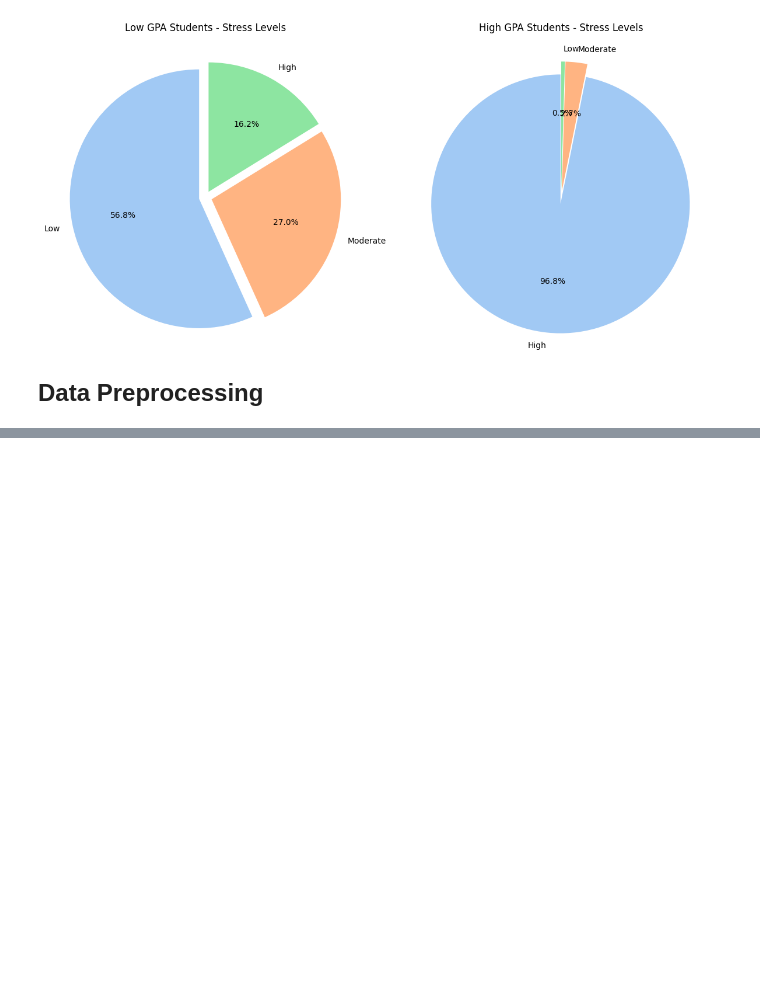
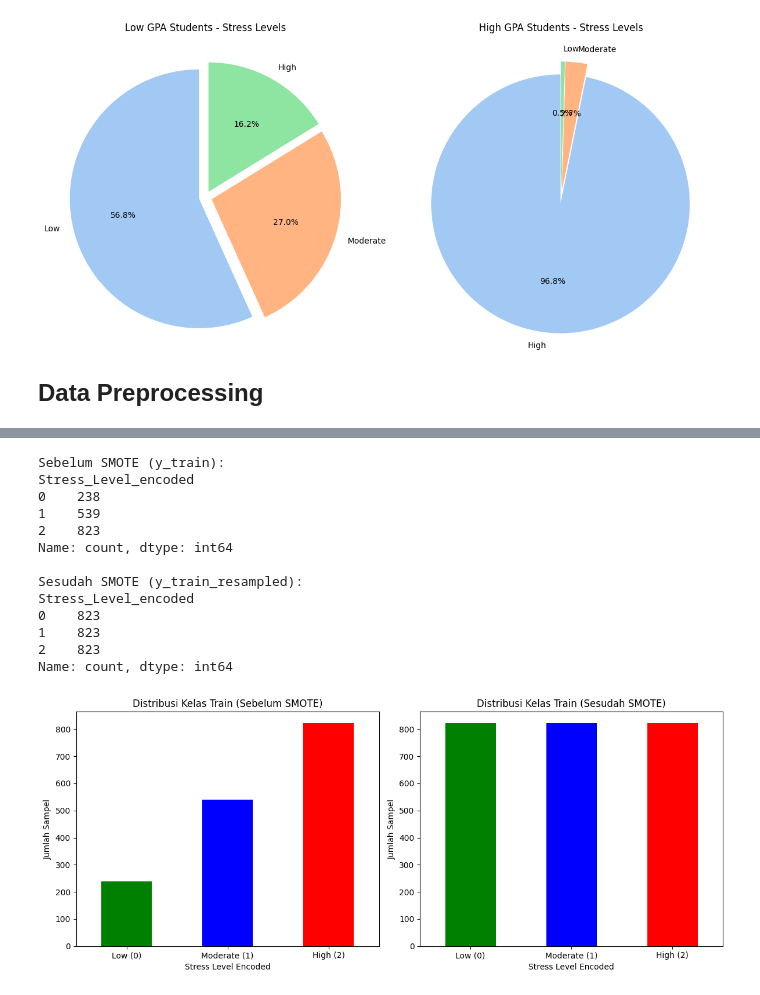
Before and after one commit to yyayoga/Comparison-machine-learning-algorithm-for-classification-student-stress, a Jupyter notebook: comparison-algorithm.ipynb, the cells around one changed output, grey strips where cells are left out. Drawn from its saved outputs; the diff is of its cells as text; code cells hidden in the pictures; blank space fills up the shorter version.

```diff
--- a/comparison-algorithm.ipynb
+++ b/comparison-algorithm.ipynb
@@ -483,0 +661,49 @@ plt.show()
+# %%
+# Distribusi kelas sebelum SMOTE pada data train
+print("Sebelum SMOTE (y_train):")
+print(y_train.value_counts().sort_index())
+
+# Terapkan SMOTE pada X_train saja
+smote = SMOTE(random_state=42)
+X_train_resampled, y_train_resampled = smote.fit_resample(X_train, y_train)
+
+# Distribusi sesudah SMOTE pada data train
+print("\nSesudah SMOTE (y_train_resampled):")
+print(y_train_resampled.value_counts().sort_index())
+
+# Visualisasi Bar Chart After vs Before
+plt.figure(figsize=(12, 5))
+
+# Subplot 1: Sebelum SMOTE
+plt.subplot(1, 2, 1)
+y_train.value_counts().sort_index().plot(kind='bar', color=['green', 'blue', 'red'])
+plt.title('Distribusi Kelas Train (Sebelum SMOTE)')
+plt.xlabel('Stress Level Encoded')
+plt.ylabel('Jumlah Sampel')
+plt.xticks(ticks=[0, 1, 2], labels=['Low (0)', 'Moderate (1)', 'High (2)'], rotation=0)
+
+# Subplot 2: Sesudah SMOTE
+plt.subplot(1, 2, 2)
+y_train_resampled.value_counts().sort_index().plot(kind='bar', color=['green', 'blue', 'red'])
+plt.title('Distribusi Kelas Train (Sesudah SMOTE)')
+plt.xlabel('Stress Level Encoded')
+plt.ylabel('Jumlah Sampel')
+plt.xticks(ticks=[0, 1, 2], labels=['Low (0)', 'Moderate (1)', 'High (2)'], rotation=0)
+
+plt.tight_layout()
+plt.show()
+# %% [output]
+Sebelum SMOTE (y_train):
+Stress_Level_encoded
+0    238
+1    539
+2    823
+Name: count, dtype: int64
+
+Sesudah SMOTE (y_train_resampled):
+Stress_Level_encoded
+0    823
+1    823
+2    823
+Name: count, dtype: int64
+[figure, added]
```
Also changed, not shown: parts of 52 cells of this notebook.
